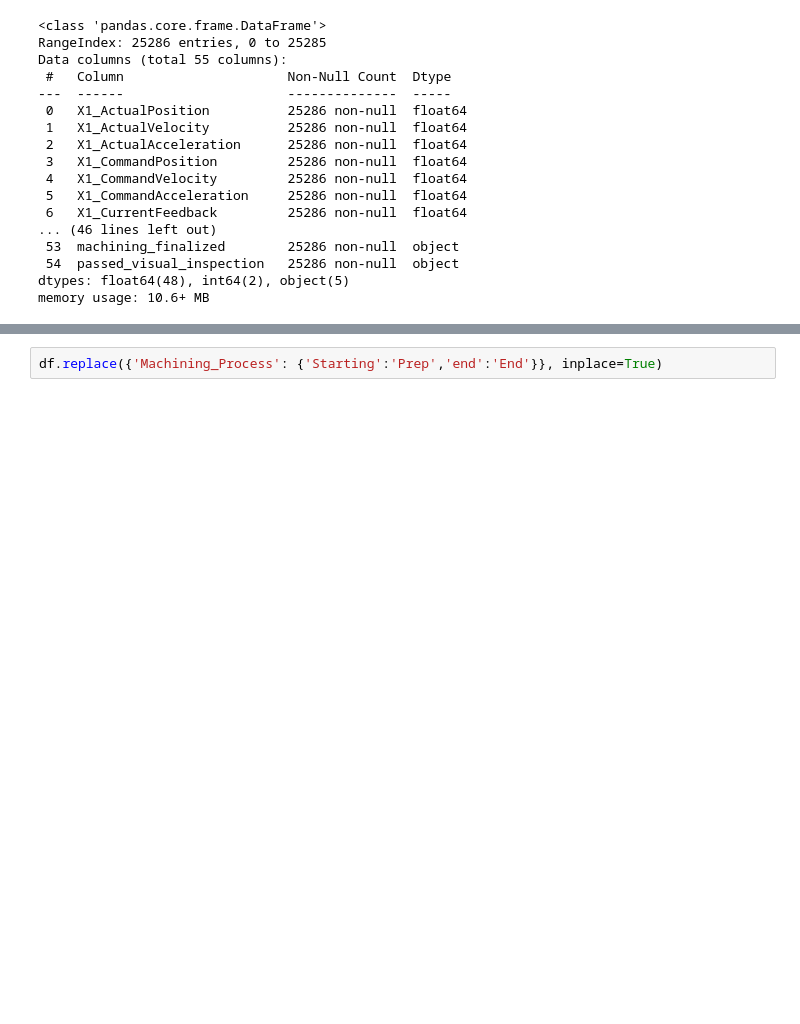
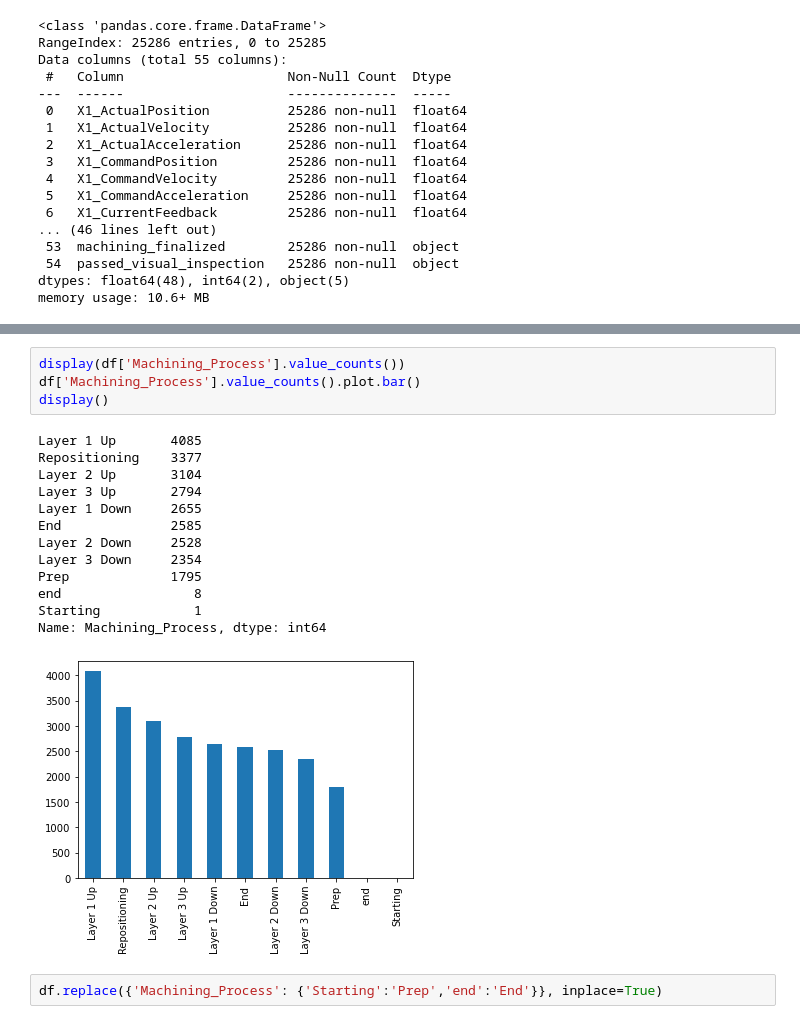
Before and after one commit to ie-ai-class/ai-2564-1, a Jupyter notebook: Topic 02 - Classification/T14_Perceptron_CNC.ipynb, the cells around one changed output, grey strips where cells are left out. Drawn from its saved outputs; the diff is of its cells as text; blank space fills up the shorter version.

```diff
--- a/Topic 02 - Classification/T14_Perceptron_CNC.ipynb
+++ b/Topic 02 - Classification/T14_Perceptron_CNC.ipynb
@@ -210,2 +207,20 @@ Name: Machining_Process, dtype: int64
+# %%
+display(df['Machining_Process'].value_counts())
+df['Machining_Process'].value_counts().plot.bar()
+display()
+# %% [output]
+Layer 1 Up       4085
+Repositioning    3377
+Layer 2 Up       3104
+Layer 3 Up       2794
+Layer 1 Down     2655
+End              2585
+Layer 2 Down     2528
+Layer 3 Down     2354
+Prep             1795
+end                 8
+Starting            1
+Name: Machining_Process, dtype: int64
+[figure, added]
 # %%
 df.replace({'Machining_Process': {'Starting':'Prep','end':'End'}}, inplace=True)
```
Also changed, not shown: parts of 6 cells of this notebook.
